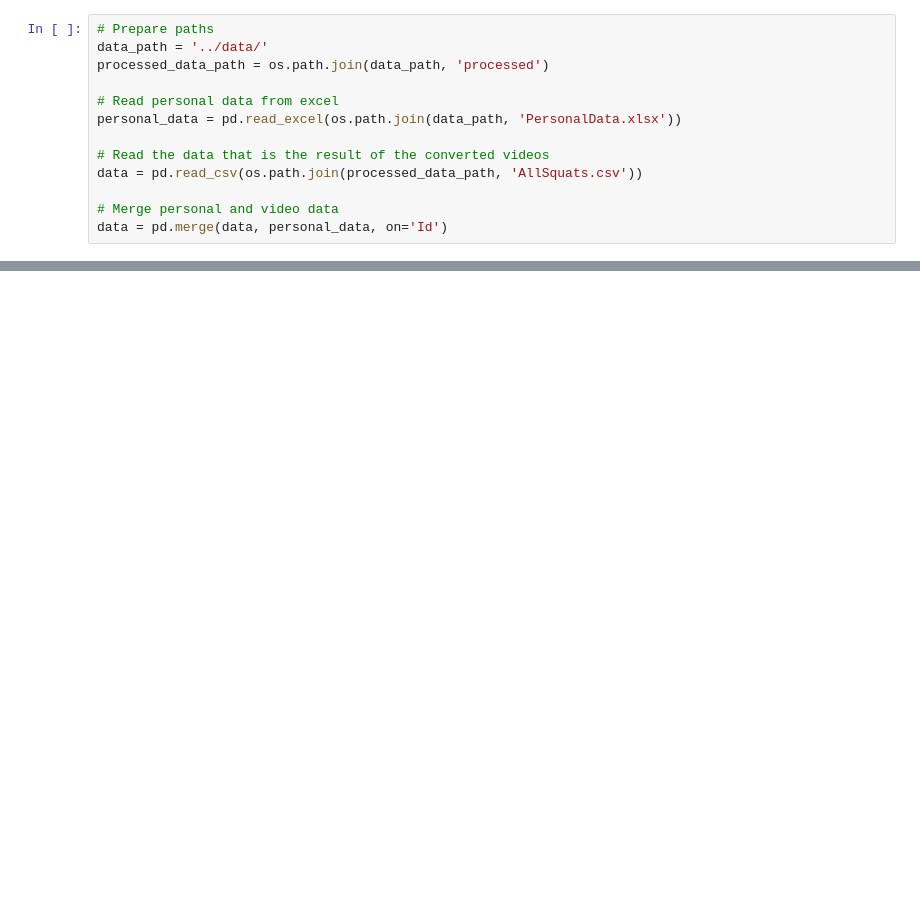
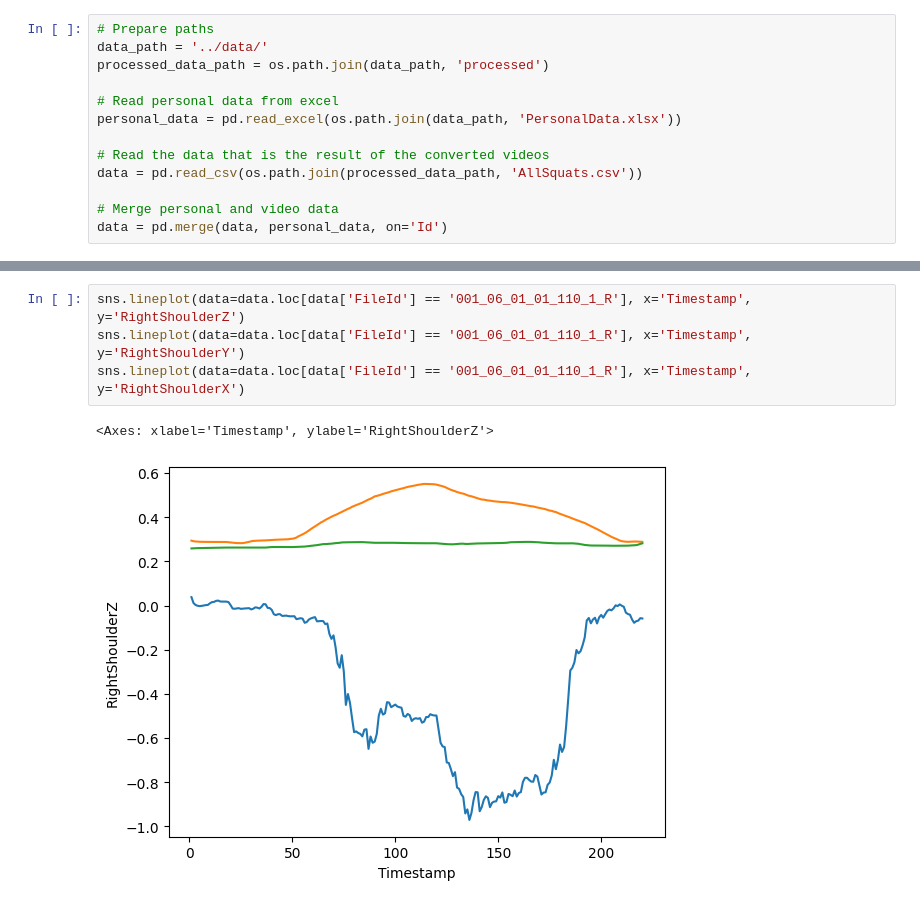
Before and after one commit to MateuszKunik/StrengthCoach, a Jupyter notebook: notebooks/preprocessing.ipynb, the cells around one changed output, grey strips where cells are left out. Cells and saved outputs as stored; diff of their text form; blank space fills up the shorter version.

Commit message:
A new way of data preprocessing

```diff
--- a/notebooks/preprocessing.ipynb
+++ b/notebooks/preprocessing.ipynb
@@ -27,3 +53,10 @@ data = pd.merge(data, personal_data, on='Id')
+# %%
+sns.lineplot(data=data.loc[data['FileId'] == '001_06_01_01_110_1_R'], x='Timestamp', y='RightShoulderZ')
+sns.lineplot(data=data.loc[data['FileId'] == '001_06_01_01_110_1_R'], x='Timestamp', y='RightShoulderY')
+sns.lineplot(data=data.loc[data['FileId'] == '001_06_01_01_110_1_R'], x='Timestamp', y='RightShoulderX')
+# %% [output]
+<Axes: xlabel='Timestamp', ylabel='RightShoulderZ'>
+[figure, added]
 # %%
 # Calculate the maximum load that was passed
 max_load = data.loc[data['Lifted'] == 1, ['Id', 'Load']].groupby(by='Id', as_index=False).max()
```
Also changed, not shown: parts of 28 cells of this notebook.
